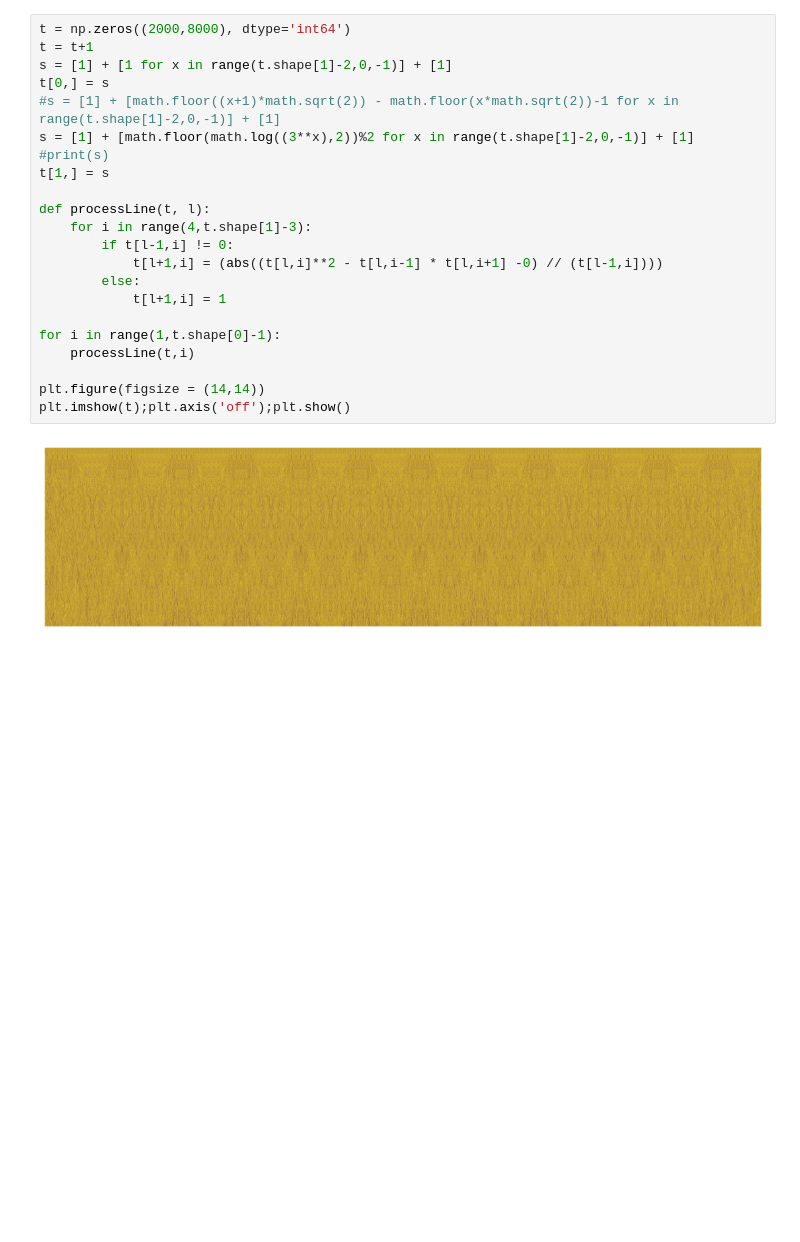
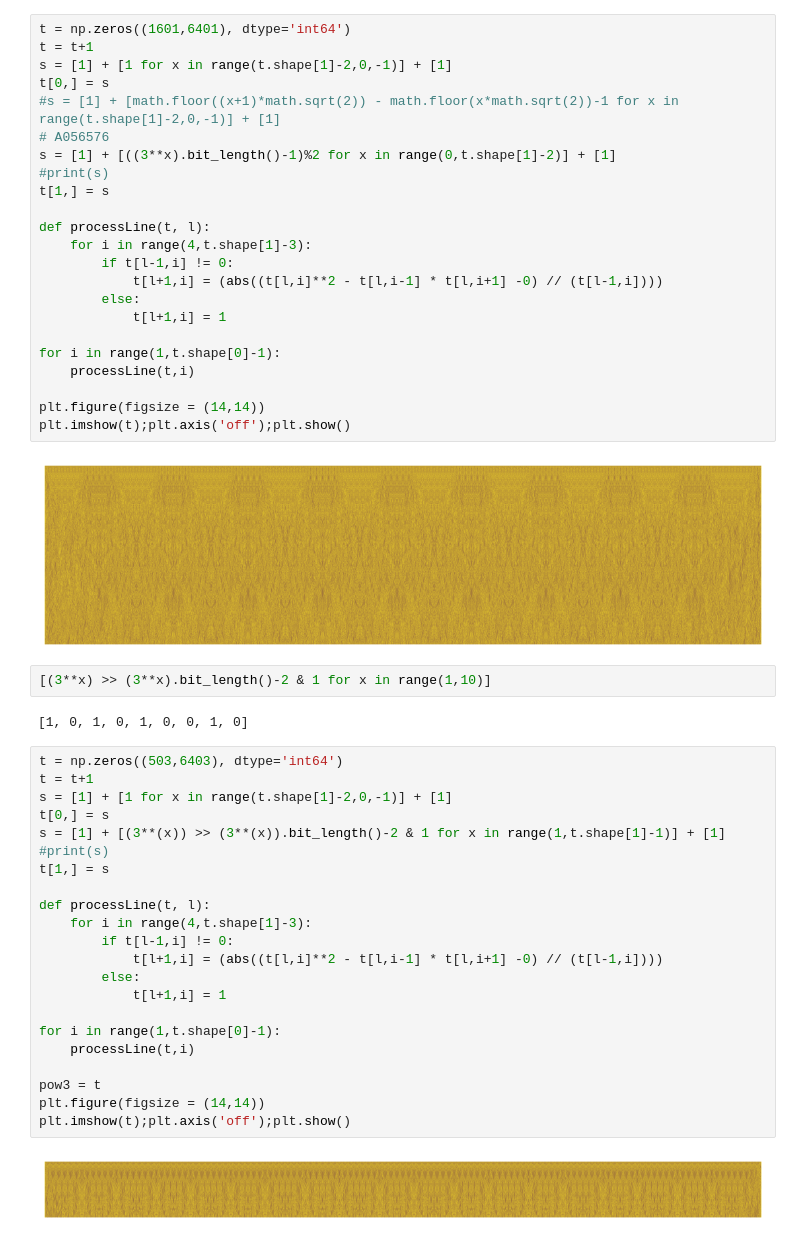
Before and after one commit to tt5/p-dynsys, a Jupyter notebook: automaton.ipynb, the cells around one changed output. Cells and saved outputs as stored; diff of their text form; blank space fills up the shorter version.

```diff
--- a/automaton.ipynb
+++ b/automaton.ipynb
@@ -185,10 +187,11 @@ plt.imshow(t);plt.axis('off');plt.show()
 # %%
-t = np.zeros((2000,8000), dtype='int64')
+t = np.zeros((1601,6401), dtype='int64')
 t = t+1
 s = [1] + [1 for x in range(t.shape[1]-2,0,-1)] + [1]
 t[0,] = s
 #s = [1] + [math.floor((x+1)*math.sqrt(2)) - math.floor(x*math.sqrt(2))-1 for x in range(t.shape[1]-2,0,-1)] + [1]
-s = [1] + [math.floor(math.log((3**x),2))%2 for x in range(t.shape[1]-2,0,-1)] + [1]
+# A056576
+s = [1] + [((3**x).bit_length()-1)%2 for x in range(0,t.shape[1]-2)] + [1]
 #print(s)
 t[1,] = s
 
@@ -206,3 +209,31 @@ plt.figure(figsize = (14,14))
 plt.imshow(t);plt.axis('off');plt.show()
 # %% [output]
 [figure]
+# %%
+[(3**x) >> (3**x).bit_length()-2 & 1 for x in range(1,10)]
+# %% [output]
+[1, 0, 1, 0, 1, 0, 0, 1, 0]
+# %%
+t = np.zeros((503,6403), dtype='int64')
+t = t+1
+s = [1] + [1 for x in range(t.shape[1]-2,0,-1)] + [1]
+t[0,] = s
+s = [1] + [(3**(x)) >> (3**(x)).bit_length()-2 & 1 for x in range(1,t.shape[1]-1)] + [1]
+#print(s)
+t[1,] = s
+
+def processLine(t, l):
+    for i in range(4,t.shape[1]-3):
+        if t[l-1,i] != 0:
+            t[l+1,i] = (abs((t[l,i]**2 - t[l,i-1] * t[l,i+1] -0) // (t[l-1,i])))
+        else:
+            t[l+1,i] = 1
+
+for i in range(1,t.shape[0]-1):
+    processLine(t,i)
+
+pow3 = t
+plt.figure(figsize = (14,14))
+plt.imshow(t);plt.axis('off');plt.show()
+# %% [output]
+[figure, added]
```
Also changed, not shown: parts of 3 cells of this notebook.
